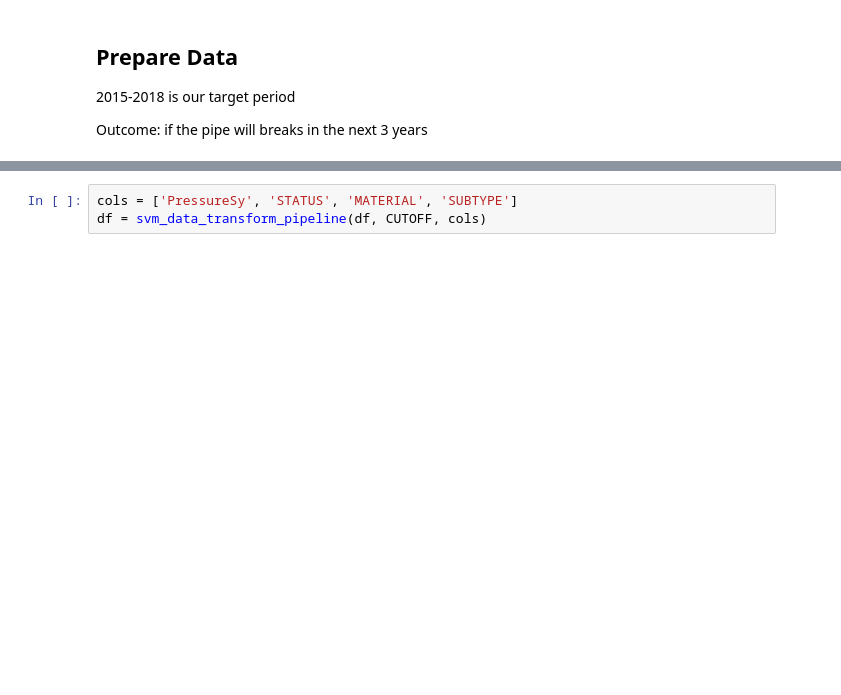
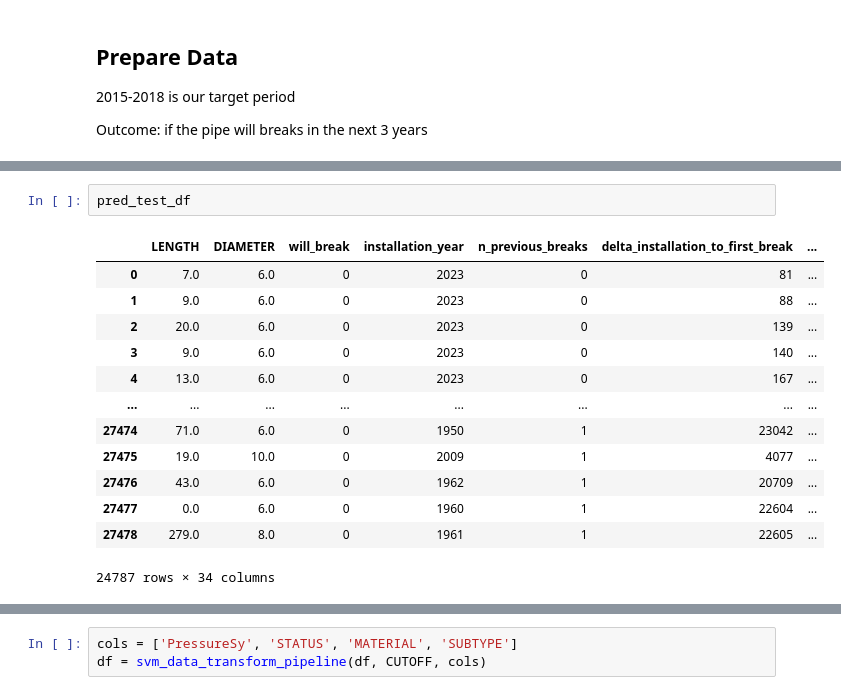
Before and after one commit to theuerc/ann_arbor_watermain_break_predictions, a Jupyter notebook: models/02_models.ipynb, the cells around one changed output, grey strips where cells are left out. Drawn from its saved outputs; the diff is of its cells as text; blank space fills up the shorter version.

```diff
--- a/models/02_models.ipynb
+++ b/models/02_models.ipynb
@@ -73,0 +92,16 @@ PREDS_CUTOFF = pd.to_datetime('01-01-2021')
+# %%
+pred_test_df
+# %% [output]
+|  | LENGTH | DIAMETER | will_break | installation_year | n_previous_breaks | delta_installation_to_first_break | ... |
+| 0 | 7.0 | 6.0 | 0 | 2023 | 0 | 81 | ... |
+| 1 | 9.0 | 6.0 | 0 | 2023 | 0 | 88 | ... |
+| 2 | 20.0 | 6.0 | 0 | 2023 | 0 | 139 | ... |
+| 3 | 9.0 | 6.0 | 0 | 2023 | 0 | 140 | ... |
+| 4 | 13.0 | 6.0 | 0 | 2023 | 0 | 167 | ... |
+| ... | ... | ... | ... | ... | ... | ... | ... |
+| 27474 | 71.0 | 6.0 | 0 | 1950 | 1 | 23042 | ... |
+| 27475 | 19.0 | 10.0 | 0 | 2009 | 1 | 4077 | ... |
+| 27476 | 43.0 | 6.0 | 0 | 1962 | 1 | 20709 | ... |
+| 27477 | 0.0 | 6.0 | 0 | 1960 | 1 | 22604 | ... |
+| 27478 | 279.0 | 8.0 | 0 | 1961 | 1 | 22605 | ... |
+24787 rows × 34 columns
```
Also changed, not shown: parts of 51 cells of this notebook, 2 other files.
